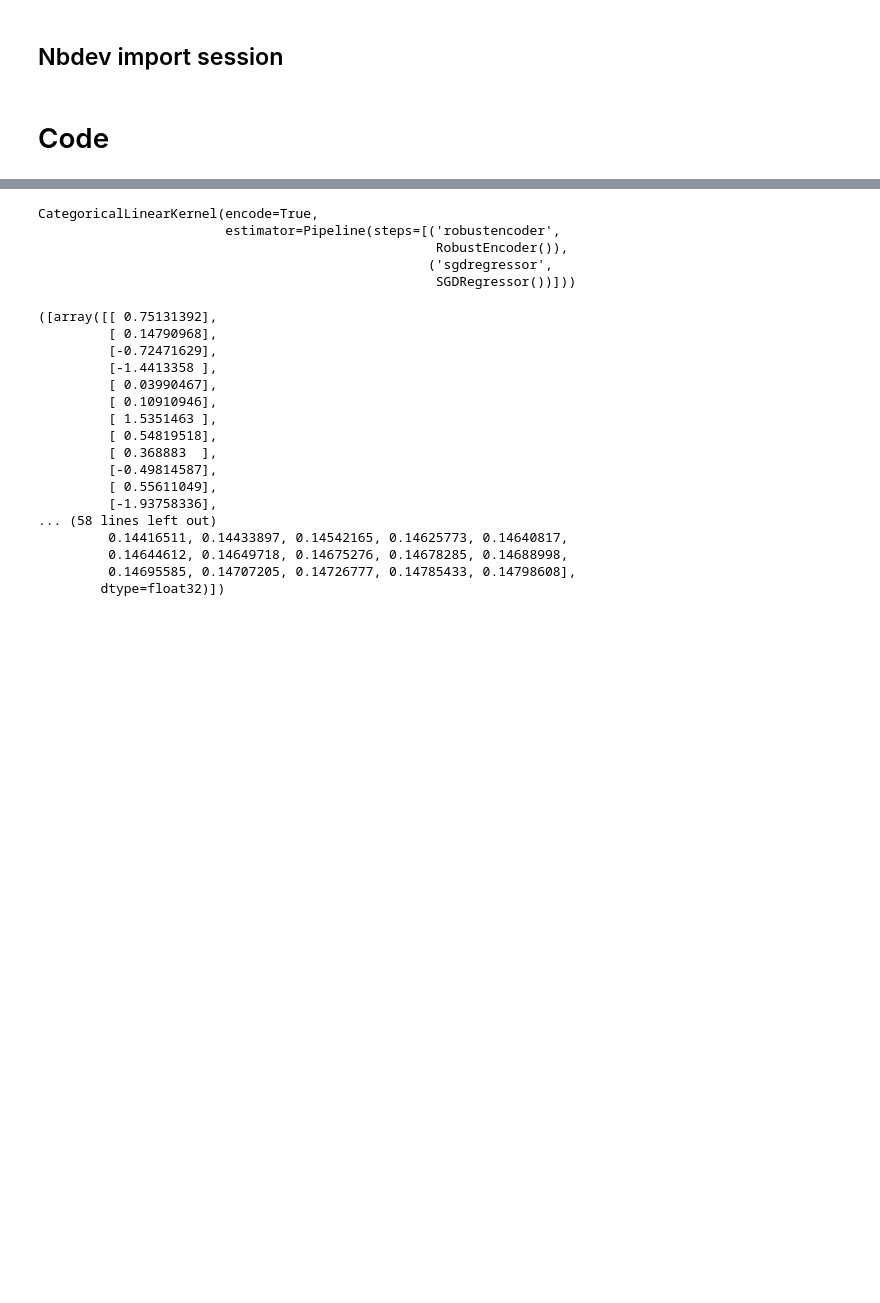
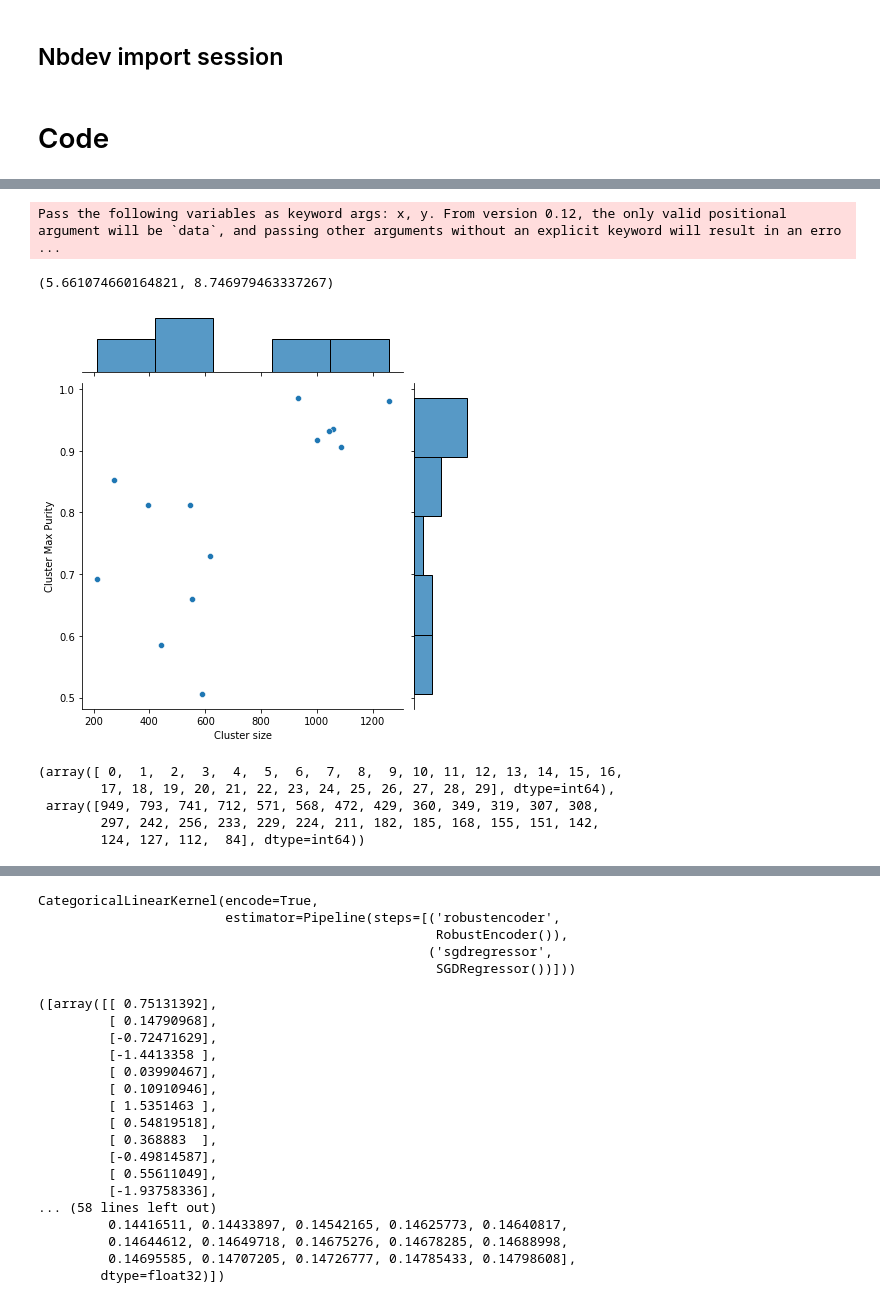
Before and after one commit to AlanGanem/heartwood, a Jupyter notebook: notebooks_dev/kernel.ipynb, the cells around one changed output, grey strips where cells are left out. Saved outputs shown, nothing was run; the diff lists cells and outputs as text; code cells hidden in the pictures; blank space fills up the shorter version.

```diff
--- a/notebooks_dev/kernel.ipynb
+++ b/notebooks_dev/kernel.ipynb
@@ -173,0 +331,4 @@ class RobustEncoder(BaseEstimator, TransformerMixin):
+# %%
+encoder = make_pipeline(OrdinalEncoder(), OneHotEncoder())
+point_node_mapping = encoder.fit_transform(mxfc.estimators[1].apply(X))
+node_indexes = encoder[0].transform(mxfc.estimators[1].apply(X))
@@ -173,0 +423,4 @@ class RobustEncoder(BaseEstimator, TransformerMixin):
+# %%
+corrected_indexes = correct_node_indexes(indexes, encoder)
+#dist,idx = query_points(mapper, corrected_indexes, n_neighbors = 30, )
+#encoder
@@ -173,0 +1103,40 @@ class RobustEncoder(BaseEstimator, TransformerMixin):
+# %%
+entropies = []
+sizes = []
+proportion_class = []
+for c in np.unique(clusters):
+    msk = clusters == c
+    entropies.append(entropy(y[msk]))
+    sizes.append(msk.sum())
+    proportion_class.append(pd.Series(y[msk]).value_counts(1).max())
+
+#jnt = sns.jointplot(sizes, entropies)
+jnt = sns.jointplot(sizes, proportion_class)
+jnt.ax_joint.set_xlabel('Cluster size')
+jnt.ax_joint.set_ylabel('Cluster Max Purity')
+np.array(entropies).mean(),entropy(y)
+# %% [output]
+Pass the following variables as keyword args: x, y. From version 0.12, the only valid positional argument will be `data`, and passing other arguments without an explicit keyword will result in an erro ...
+(5.661074660164821, 8.746979463337267)
+[figure, added]
+# %%
+bpt = ForestBipartiteGraphTransformer(
+    RandomForestClassifier(400, min_samples_leaf = 1),
+    embedding_method='kmeans',
+    n_clusters = 30,
+).fit(X,y)
+
+
+embeddings = bpt.transform(X).A
+clusters = np.argmax(embeddings, 1)
+
+#sns.scatterplot(X[:,0], X[:,1], hue = clusters, palette = 'tab20')
+#sns.scatterplot(X[:,1], X[:,2], hue = embeddings.max(1) <.5)
+
+np.unique(clusters, return_counts = True)
+# %% [output]
+(array([ 0,  1,  2,  3,  4,  5,  6,  7,  8,  9, 10, 11, 12, 13, 14, 15, 16,
+        17, 18, 19, 20, 21, 22, 23, 24, 25, 26, 27, 28, 29], dtype=int64),
+ array([949, 793, 741, 712, 571, 568, 472, 429, 360, 349, 319, 307, 308,
+        297, 242, 256, 233, 229, 224, 211, 182, 185, 168, 155, 151, 142,
+        124, 127, 112,  84], dtype=int64))
```
Also changed, not shown: parts of 49 cells of this notebook, 8 other files.
